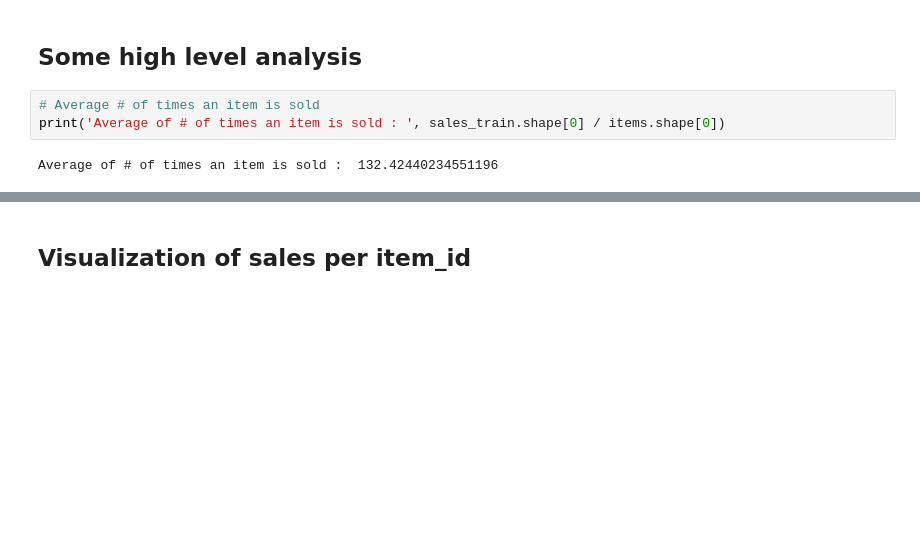
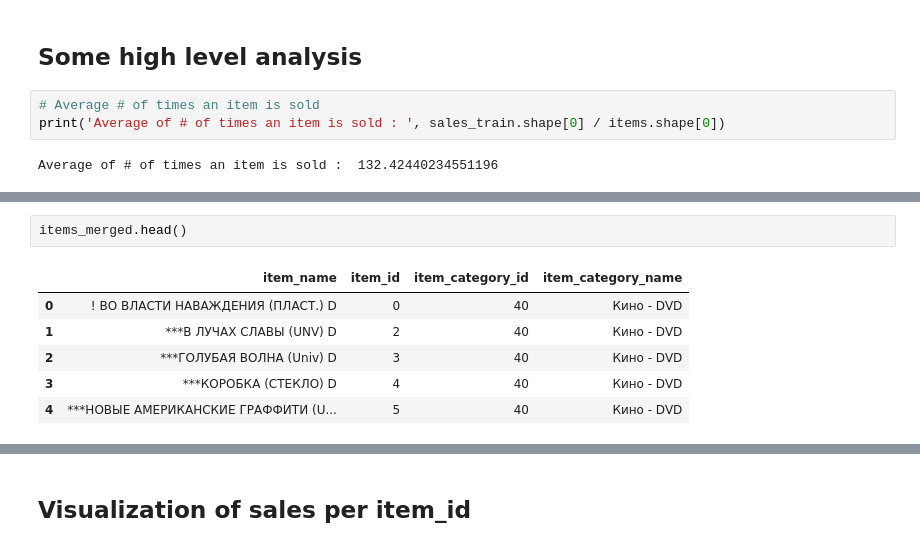
Before and after one commit to ThomasLeMontagner/Predict_Future_Sales, a Jupyter notebook: predict-future-sales.ipynb, the cells around one changed output, grey strips where cells are left out. Cells and saved outputs as stored; diff of their text form; blank space fills up the shorter version.

```diff
--- a/predict-future-sales.ipynb
+++ b/predict-future-sales.ipynb
@@ -205,0 +229,9 @@ Average of # of times an item is sold :  132.42440234551196
+# %%
+items_merged.head()
+# %% [output]
+|  | item_name | item_id | item_category_id | item_category_name |
+| 0 | ! ВО ВЛАСТИ НАВАЖДЕНИЯ (ПЛАСТ.) D | 0 | 40 | Кино - DVD |
+| 1 | ***В ЛУЧАХ СЛАВЫ (UNV) D | 2 | 40 | Кино - DVD |
+| 2 | ***ГОЛУБАЯ ВОЛНА (Univ) D | 3 | 40 | Кино - DVD |
+| 3 | ***КОРОБКА (СТЕКЛО) D | 4 | 40 | Кино - DVD |
+| 4 | ***НОВЫЕ АМЕРИКАНСКИЕ ГРАФФИТИ (U... | 5 | 40 | Кино - DVD |
```
Also changed, not shown: parts of 26 cells of this notebook.
